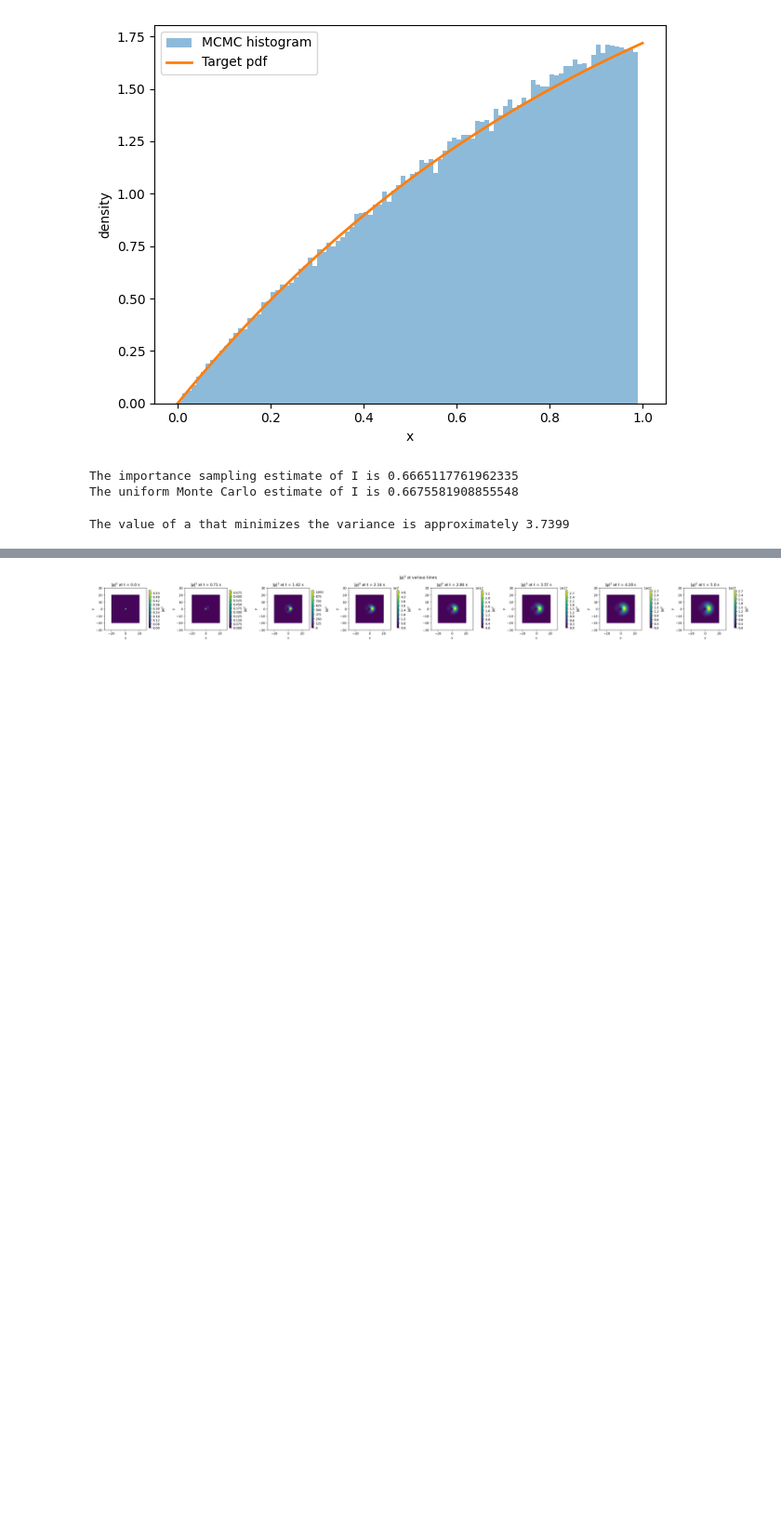
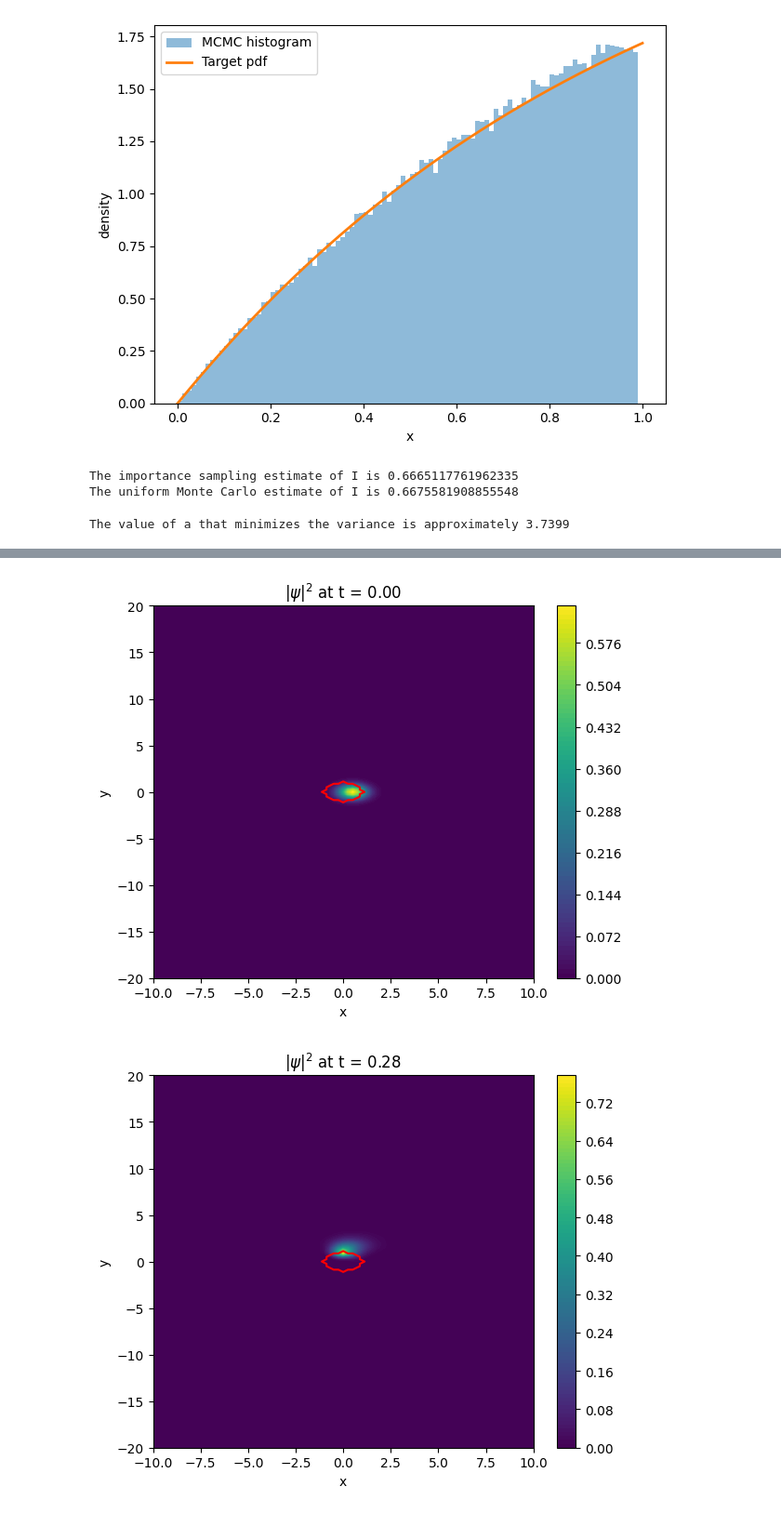
Before and after one commit to JacobGraham6489/physics-7321, a Jupyter notebook: Homeworks/HW 3 Jacob Graham.ipynb, the cells around one changed output, grey strips where cells are left out. Shown: that part at 93% size. Cells and saved outputs as stored; diff of their text form; code cells hidden in the pictures; blank space fills up the shorter version.

```diff
--- a/Homeworks/HW 3 Jacob Graham.ipynb
+++ b/Homeworks/HW 3 Jacob Graham.ipynb
@@ -580,30 +485,30 @@ print(prob_t[:5], prob_t[-1])        # should stay ~1 if unitary
 # %%
-# 4.2 (plot |psi|^2 using contourf)
+# 4.2 (contour plot of |ψ|^2 at several time snapshots)
 tsnaps = 8
-idts = np.linspace(0, nt-1, tsnaps, dtype=int)
+X, Y = np.meshgrid(xs, ys, indexing='xy') # 2D coordinate grids for plotting
 
-fig, axs = plt.subplots(1, tsnaps, figsize=(30,3), constrained_layout=True) # fig = whole figure, axs = len(idt_to_plot) x 1 array of empty subplots (6 x 5inches)
-fig.suptitle('$|\\psi|^2$ at various times') # overall title for figure
+for k in range(tsnaps):
+    tindex = k * (len(ts) - 1) // (tsnaps - 1)  # evenly spaced time indices from 0 to len(ts)-1
+    dens_t = dens[:, :, tindex] # dens_t[j,i] = |ψ(x_i, y_j, t)|^2 at the selected time index
+    fig, ax = plt.subplots(figsize=(6, 5)) # create single figure and axis for each snapshot
 
-X, Y = np.meshgrid(xs, ys, indexing='xy')
+    # create filled contour plot of the scalar field dens_t over (X, Y)
+    # - levels: number of contour lines where dens_t = constant, equally spaced between min and max of dens_t
+    # - cmap: the colormap that fills between the contour lines
+    im = ax.contourf(X, Y, dens_t, levels=100, cmap='viridis') # call contourf on the axis, im is the contour set (a "mappable" object) needed for colorbar
+    ax.contour(X, Y, V, levels = [C/2] , colors ="#FF0000") # plot potential boundary (circle of radius 1) in red; level specified as C/2 to get contour right at boundary
 
-for idt, k in enumerate(idts): # plot at various time indices
+    # colorbar displays the mapping of density values to colors
+    cbar = fig.colorbar(im, ax=ax) # call colorbar on the figure, im is the contour set, ax is the axis to attach to
 
-    Zk = dens[:,:, k] # X.shape == Y.shape == Z.shape == (ny, nx): 2D slice at t = ts[k] to plot
-
-    # contourf = filled contours (color bands between levels)
-    # - 'levels' sets number of contour levels (i.e., choose levels linearly spaced between min and max of Z and plot isolines at those levels))
-    # - 'cmap' selects the colormap for coloring between each pair of consecutive levels
-    im = axs[idt].contourf(X, Y, Zk, levels=50, cmap='viridis') #
-    axs[idt].contour(X, Y, V, levels=[C], colors='red', linewidths=1.5)  # plot potential boundary V = C as red contour line
-    axs[idt].set_xlabel('x')
-    axs[idt].set_ylabel('y')
-    axs[idt].set_title(f'$|\\psi|^2$ at t = {round((ts[k]),2)} s')
-    axs[idt].set_box_aspect(1)
-    axs[idt].set_xlim([-30,30])
-    axs[idt].set_ylim([-30,30])
-    fig.colorbar(im, ax = axs[idt], fraction = 0.035, pad = 0.04, shrink = 0.9, label=r'$|\psi|^2$')
-
-    # Colorbar shows the |psi|^2 scale
+    ax.set_title(r'$|\psi|^2$' + f' at t = {ts[tindex]:.2f}') # raw string for LaTeX formatting, f -string for time value
+    ax.set_xlabel('x')
+    ax.set_ylabel('y')
+    # limit x and y axes for better visualization
+    ax.set_xlim([-10, 10])
+    ax.set_ylim([-20, 20])
+    plt.tight_layout()
+    plt.show()
 # %% [output]
-[figure, old version]
+[figure, new version]
+[figure, added]
```
Also changed, not shown: parts of 10 cells of this notebook, 3 other files.
